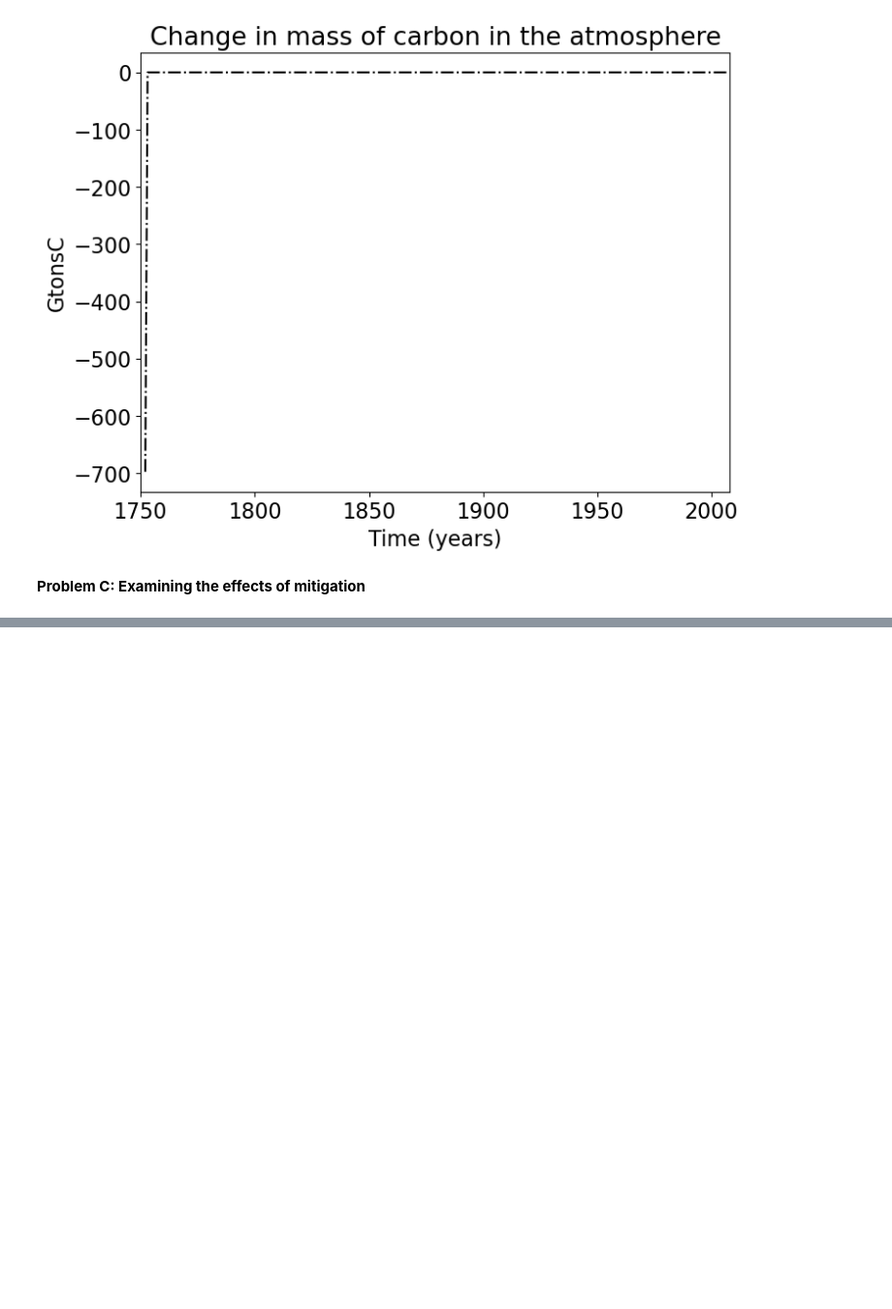
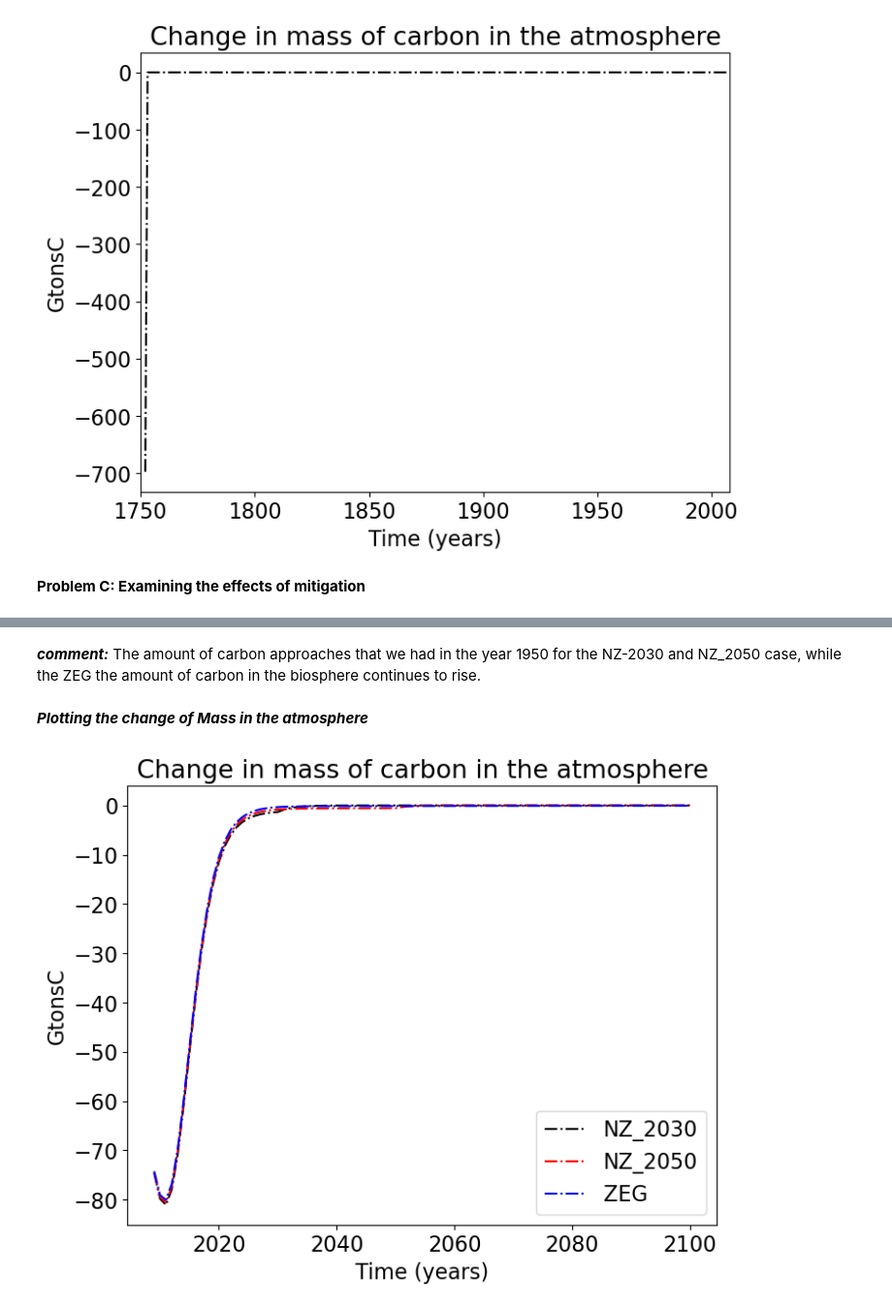
Before and after one commit to michaelchiwere1/GEOS518, a Jupyter notebook: mod02/mod02-CarbonModel-Assignment.ipynb, the cells around one changed output, grey strips where cells are left out. Shown at 97% size. Drawn from its saved outputs; the diff is of its cells as text; code cells hidden in the pictures; blank space fills up the shorter version.

```diff
--- a/mod02/mod02-CarbonModel-Assignment.ipynb
+++ b/mod02/mod02-CarbonModel-Assignment.ipynb
@@ -287,0 +360,18 @@ data = np.loadtxt("EmissionsMitigationScenarios.csv", delimiter = ","
+# %% [markdown]
+___comment:___
+The amount of carbon approaches that we had in the year 1950 for the NZ-2030 and NZ_2050 case, while the ZEG the amount of carbon in the biosphere continues to rise.
+# %% [markdown]
+___Plotting the change of Mass in the atmosphere___
+# %%
+plt.figure(figsize=(8,6))
+plt.rcParams.update({'font.size': 16})
+plt.title('Change in mass of carbon in the atmosphere')
+plt.plot(year[1:],np.diff(MS1[0,:]),'k-.',label="NZ_2030")
+plt.plot(year[1:],np.diff(MS1[1,:]),'r-.',label='NZ_2050')
+plt.plot(year[1:],np.diff(MS1[2,:]),'b-.',label='ZEG')
+plt.xlabel('Time (years)')
+plt.ylabel('GtonsC')
+plt.legend()
+plt.show()
+# %% [output]
+[figure, added]
```
Also changed, not shown: parts of 15 cells of this notebook.
